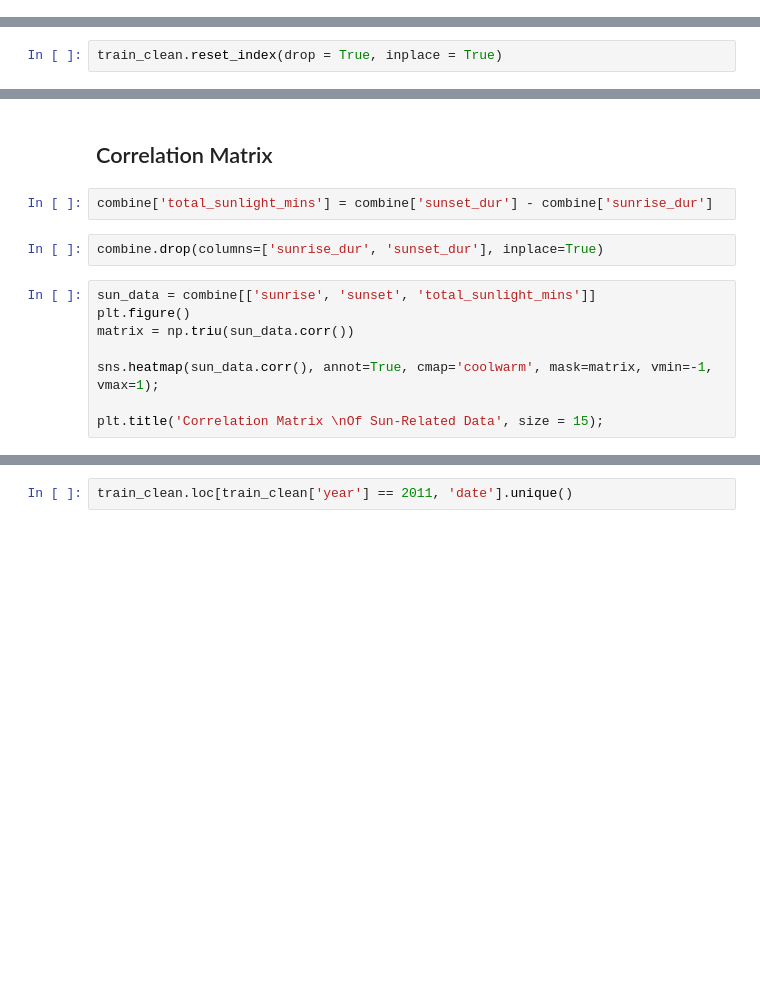
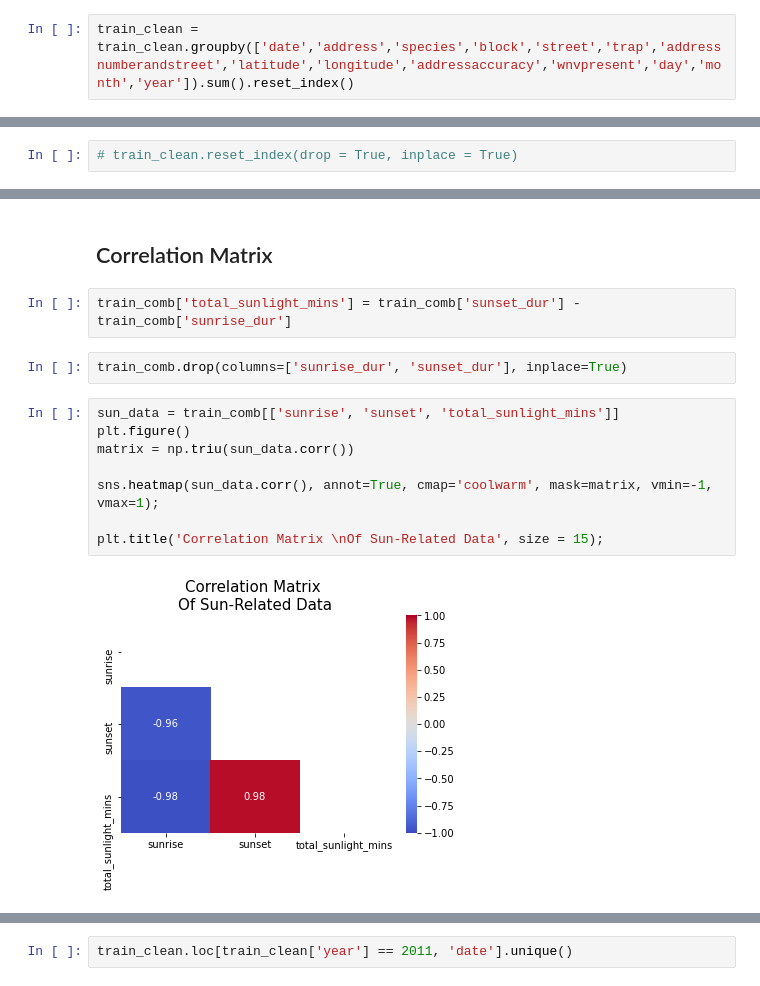
Before and after one commit to kkhalis/project_4, a Jupyter notebook: Project 4 - West Nile Virus Prediction_master.ipynb, the cells around one changed output, grey strips where cells are left out. Cells and saved outputs as stored; diff of their text form; blank space fills up the shorter version.

Commit message:
Reordered and combined up to feature engineering

```diff
--- a/Project 4 - West Nile Virus Prediction_master.ipynb
+++ b/Project 4 - West Nile Virus Prediction_master.ipynb
@@ -309,3 +309,5 @@ dtypes: datetime64[ns](1), float64(2), int64(7), object(5)
 memory usage: 1.2+ MB
 # %% [markdown]
 Mosquito count capped at 50, additional mosquitos caught above that are made into a new record. We will group these records and sum them together to get the total number of mosquitos.
+# %%
+train_clean = train_clean.groupby(['date','address','species','block','street','trap','addressnumberandstreet','latitude','longitude','addressaccuracy','wnvpresent','day','month','year']).sum().reset_index()
@@ -312,4 +330,4 @@ Mosquito count capped at 50, additional mosquitos caught above that are made int
 # %%
-train_clean.reset_index(drop = True, inplace = True)
+# train_clean.reset_index(drop = True, inplace = True)
 # %%
 train_clean.drop(columns = ['address', 'block', 'street', 'addressnumberandstreet'], inplace = True)
@@ -1002,15 +961,17 @@ for i in range(len(dates)):
 # %% [markdown]
 ## Correlation Matrix
 # %%
-combine['total_sunlight_mins'] = combine['sunset_dur'] - combine['sunrise_dur']
+train_comb['total_sunlight_mins'] = train_comb['sunset_dur'] - train_comb['sunrise_dur']
 # %%
-combine.drop(columns=['sunrise_dur', 'sunset_dur'], inplace=True)
+train_comb.drop(columns=['sunrise_dur', 'sunset_dur'], inplace=True)
 # %%
-sun_data = combine[['sunrise', 'sunset', 'total_sunlight_mins']]
+sun_data = train_comb[['sunrise', 'sunset', 'total_sunlight_mins']]
 plt.figure()
 matrix = np.triu(sun_data.corr())
 
 sns.heatmap(sun_data.corr(), annot=True, cmap='coolwarm', mask=matrix, vmin=-1, vmax=1);
 
 plt.title('Correlation Matrix \nOf Sun-Related Data', size = 15);
+# %% [output]
+[figure, added]
 # %%
```
Also changed, not shown: parts of 83 cells of this notebook.
